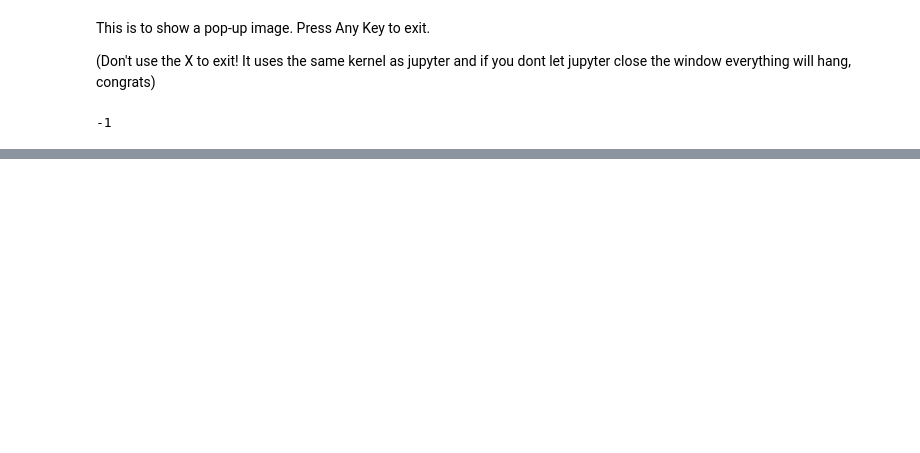
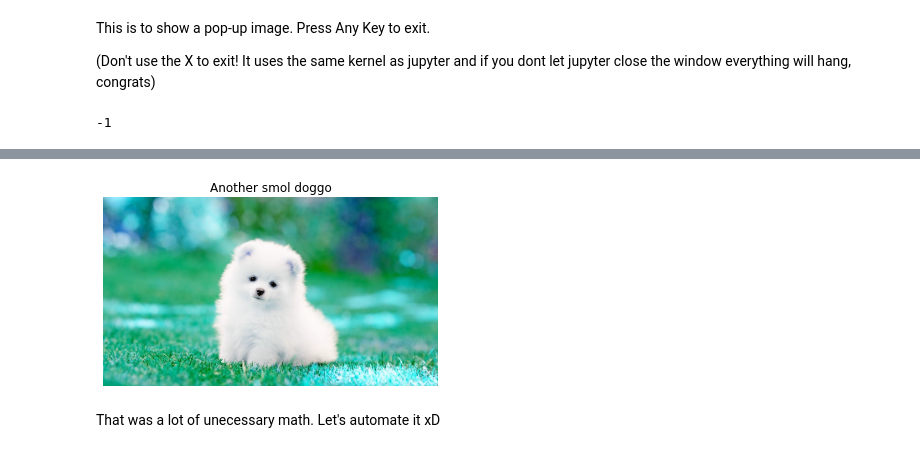
Before and after one commit to variii/CVprojects, a Jupyter notebook: tutorial1.ipynb, the cells around one changed output, grey strips where cells are left out. Cells and saved outputs as stored; diff of their text form; code cells hidden in the pictures; blank space fills up the shorter version.

```diff
--- a/tutorial1.ipynb
+++ b/tutorial1.ipynb
@@ -33,0 +112,8 @@ h,w,d
+# %%
+# targetsize = (math.ceil(w/2),math.ceil(h/2))
+smallimg2 = cv2.resize(img,(400,225))
+cvplot(smallimg2, 'Another smol doggo')
+# %% [output]
+[figure, added]
+# %% [markdown]
+That was a lot of unecessary math. Let's automate it xD
```
Also changed, not shown: parts of 33 cells of this notebook.
